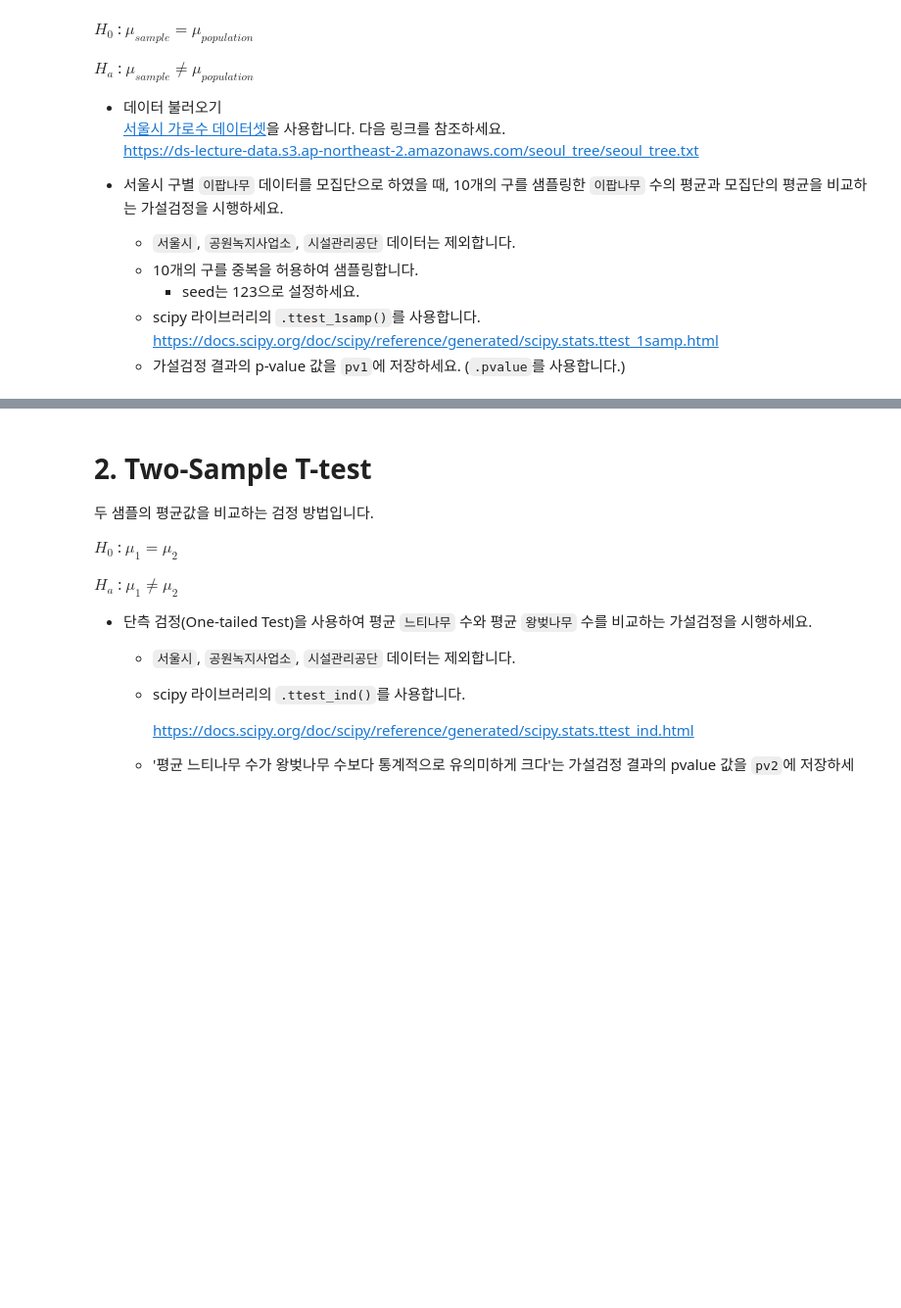
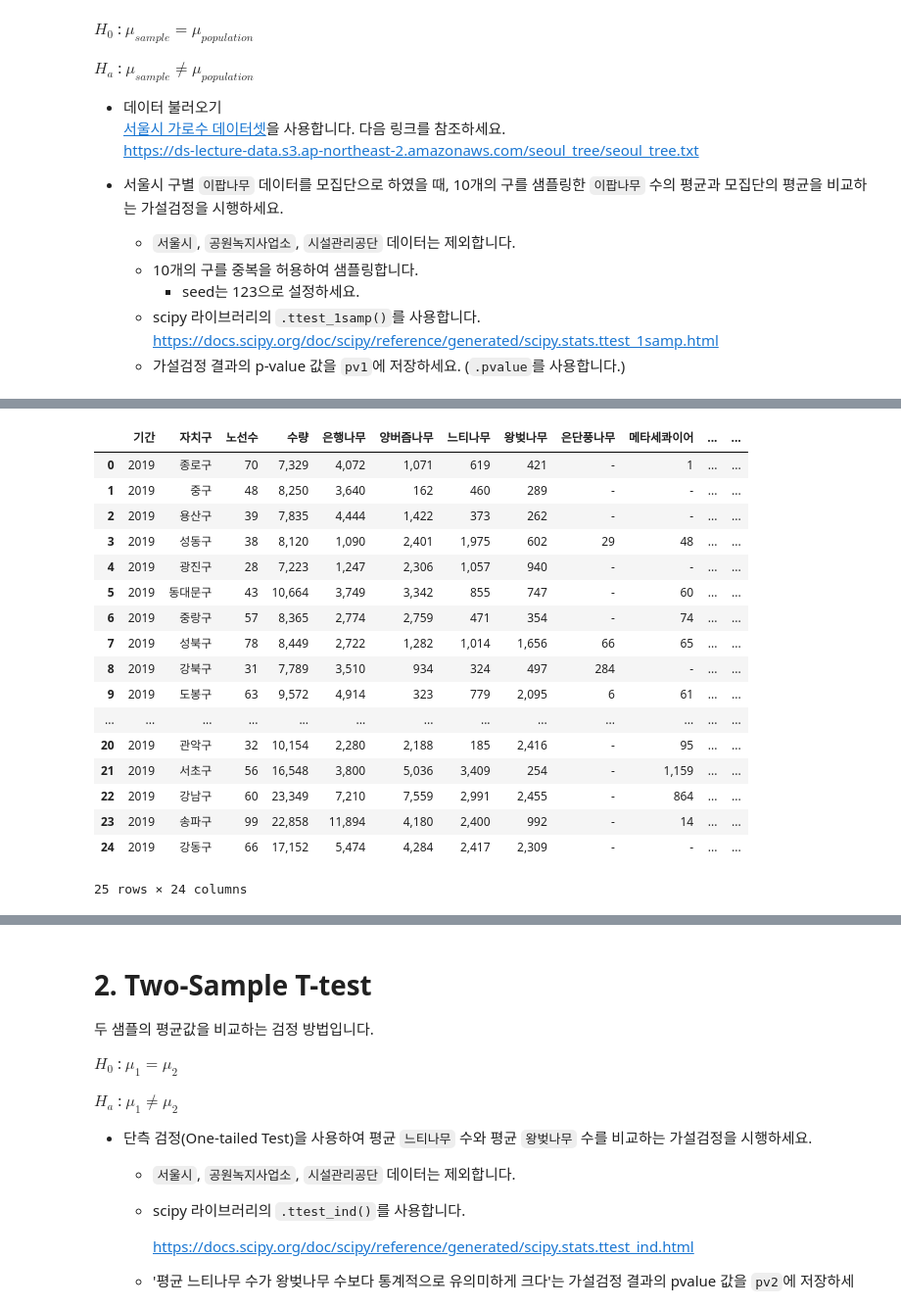
Before and after one commit to p65454/codestates, a Jupyter notebook: n123-Hypothesis-Test/n123a - Hypothesis Test.ipynb, the cells around one changed output, grey strips where cells are left out. Shown at 98% size. Drawn from its saved outputs; the diff is of its cells as text; code cells hidden in the pictures; blank space fills up the shorter version.

```diff
--- a/n123-Hypothesis-Test/n123a - Hypothesis Test.ipynb
+++ b/n123-Hypothesis-Test/n123a - Hypothesis Test.ipynb
@@ -52,0 +79,30 @@ $H_a$ : $\mu_{sample} ≠ \mu_{population}$
+# %%
+tree = tree[tree.자치구 != '서울시'] ##서울시, 공원녹지사업소, 시설관리공단 데이터는 제외합니다.
+tree = tree[tree.자치구 != '공원녹지사업소']
+tree = tree[tree.자치구 != '시설관리공단']
+
+
+a =[]
+a = tree.iloc[0]   ### 열 이름을 첫행의 이름으로 바꿔주기위해 저장해놓는 작업
+tree = tree.rename(columns = a)    ## 종별 말고 나무종류로 바꿔줌.
+tree = tree.drop([tree.index[0]]).reset_index(drop=True)   ### 첫행 삭제 후 인덱스 재정렬
+tree
+# %% [output]
+|  | 기간 | 자치구 | 노선수 | 수량 | 은행나무 | 양버즘나무 | 느티나무 | 왕벚나무 | 은단풍나무 | 메타세콰이어 | ... | ... |
+| 0 | 2019 | 종로구 | 70 | 7,329 | 4,072 | 1,071 | 619 | 421 | - | 1 | ... | ... |
+| 1 | 2019 | 중구 | 48 | 8,250 | 3,640 | 162 | 460 | 289 | - | - | ... | ... |
+| 2 | 2019 | 용산구 | 39 | 7,835 | 4,444 | 1,422 | 373 | 262 | - | - | ... | ... |
+| 3 | 2019 | 성동구 | 38 | 8,120 | 1,090 | 2,401 | 1,975 | 602 | 29 | 48 | ... | ... |
+| 4 | 2019 | 광진구 | 28 | 7,223 | 1,247 | 2,306 | 1,057 | 940 | - | - | ... | ... |
+| 5 | 2019 | 동대문구 | 43 | 10,664 | 3,749 | 3,342 | 855 | 747 | - | 60 | ... | ... |
+| 6 | 2019 | 중랑구 | 57 | 8,365 | 2,774 | 2,759 | 471 | 354 | - | 74 | ... | ... |
+| 7 | 2019 | 성북구 | 78 | 8,449 | 2,722 | 1,282 | 1,014 | 1,656 | 66 | 65 | ... | ... |
+| 8 | 2019 | 강북구 | 31 | 7,789 | 3,510 | 934 | 324 | 497 | 284 | - | ... | ... |
+| 9 | 2019 | 도봉구 | 63 | 9,572 | 4,914 | 323 | 779 | 2,095 | 6 | 61 | ... | ... |
+| ... | ... | ... | ... | ... | ... | ... | ... | ... | ... | ... | ... | ... |
+| 20 | 2019 | 관악구 | 32 | 10,154 | 2,280 | 2,188 | 185 | 2,416 | - | 95 | ... | ... |
+| 21 | 2019 | 서초구 | 56 | 16,548 | 3,800 | 5,036 | 3,409 | 254 | - | 1,159 | ... | ... |
+| 22 | 2019 | 강남구 | 60 | 23,349 | 7,210 | 7,559 | 2,991 | 2,455 | - | 864 | ... | ... |
+| 23 | 2019 | 송파구 | 99 | 22,858 | 11,894 | 4,180 | 2,400 | 992 | - | 14 | ... | ... |
+| 24 | 2019 | 강동구 | 66 | 17,152 | 5,474 | 4,284 | 2,417 | 2,309 | - | - | ... | ... |
+25 rows × 24 columns
```
Also changed, not shown: parts of 7 cells of this notebook.
